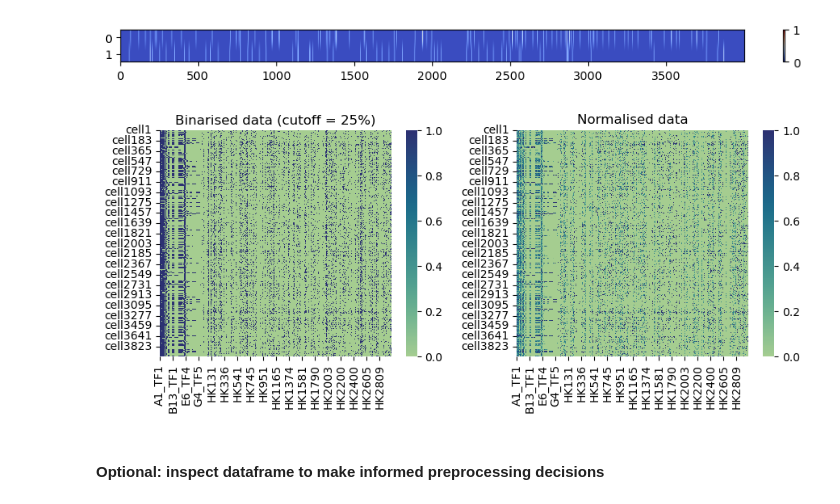
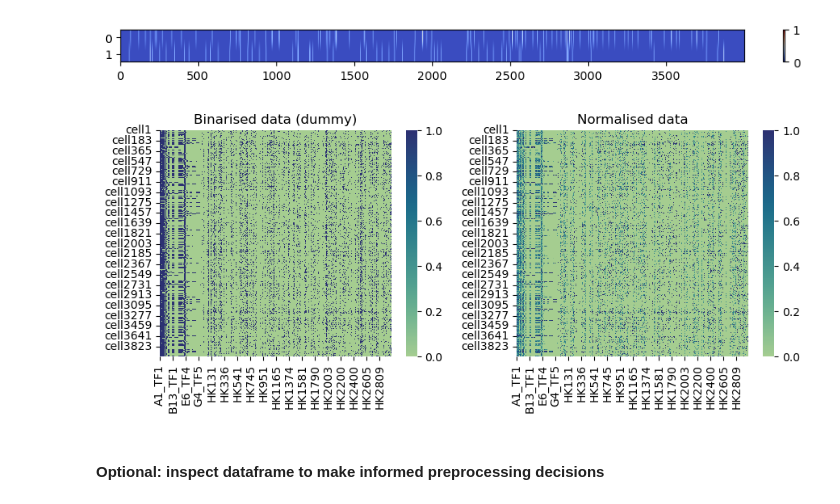
Before and after one commit to sgb67/ifw, a Jupyter notebook: syndata1_4/bIFW_bif1_dummy.ipynb, the cells around one changed output. Cells and saved outputs as stored; diff of their text form; code cells hidden in the pictures.

```diff
--- a/syndata1_4/bIFW_bif1_dummy.ipynb
+++ b/syndata1_4/bIFW_bif1_dummy.ipynb
@@ -99,17 +99,17 @@ plt.show()
 # %%
 # Visual check to see whether the binarisation is reasonable
 fig, axes = plt.subplots(1, 2, figsize=(9, 4))
 
 sns.heatmap(binarised_df, cmap="crest", ax=axes[0])
-axes[0].set_title(f'Binarised data (cutoff = {25}%)')
+axes[0].set_title(f'Binarised data (dummy)')
 
 sns.heatmap(norm_orig, cmap="crest", ax=axes[1])
 axes[1].set_title('Normalised data')
 
 plt.tight_layout()
 plt.show()
 # %% [output]
-[figure, old version]
+[figure, new version]
 # %% [markdown]
 #### Optional: inspect dataframe to make informed preprocessing decisions
 # %%
```
Also changed, not shown: 2 other files.
